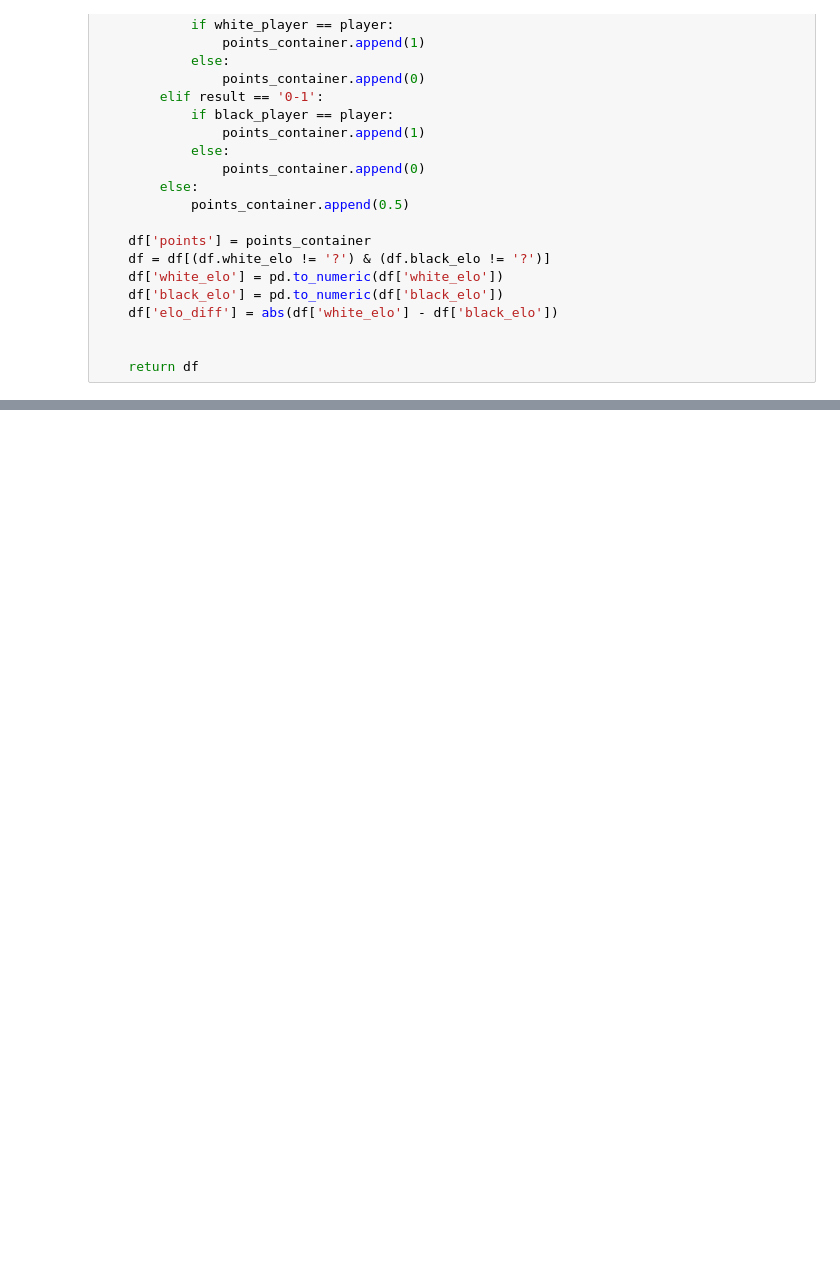
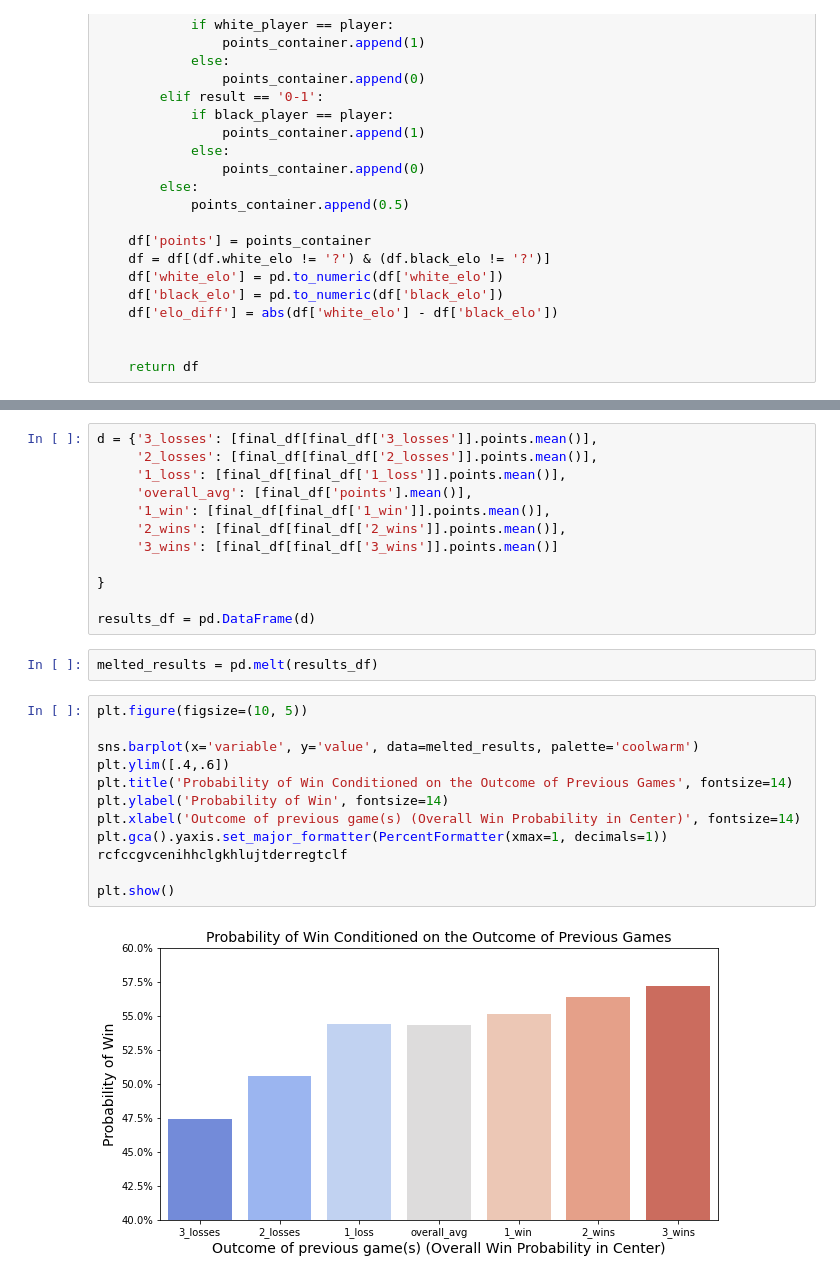
Before and after one commit to eonofrey/chess_hot_hand, a Jupyter notebook: chess_hot_hand_clean.ipynb, the cells around one changed output, grey strips where cells are left out. Saved outputs shown, nothing was run; the diff lists cells and outputs as text; blank space fills up the shorter version.

```diff
--- a/chess_hot_hand_clean.ipynb
+++ b/chess_hot_hand_clean.ipynb
@@ -164,0 +198,28 @@ all_df['same_1_date'] = all_df.apply(lambda x: x.date == x.date_lag_1, axis = 1)
+# %%
+d = {'3_losses': [final_df[final_df['3_losses']].points.mean()],
+     '2_losses': [final_df[final_df['2_losses']].points.mean()],
+     '1_loss': [final_df[final_df['1_loss']].points.mean()],
+     'overall_avg': [final_df['points'].mean()],
+     '1_win': [final_df[final_df['1_win']].points.mean()],
+     '2_wins': [final_df[final_df['2_wins']].points.mean()],
+     '3_wins': [final_df[final_df['3_wins']].points.mean()]
+
+}
+
+results_df = pd.DataFrame(d)
+# %%
+melted_results = pd.melt(results_df)
+# %%
+plt.figure(figsize=(10, 5))
+
+sns.barplot(x='variable', y='value', data=melted_results, palette='coolwarm')
+plt.ylim([.4,.6])
+plt.title('Probability of Win Conditioned on the Outcome of Previous Games', fontsize=14)
+plt.ylabel('Probability of Win', fontsize=14)
+plt.xlabel('Outcome of previous game(s) (Overall Win Probability in Center)', fontsize=14)
+plt.gca().yaxis.set_major_formatter(PercentFormatter(xmax=1, decimals=1))
+rcfccgvcenihhclgkhlujtderregtclf
+
+plt.show()
+# %% [output]
+[figure, added]
```
Also changed, not shown: parts of 8 cells of this notebook.
